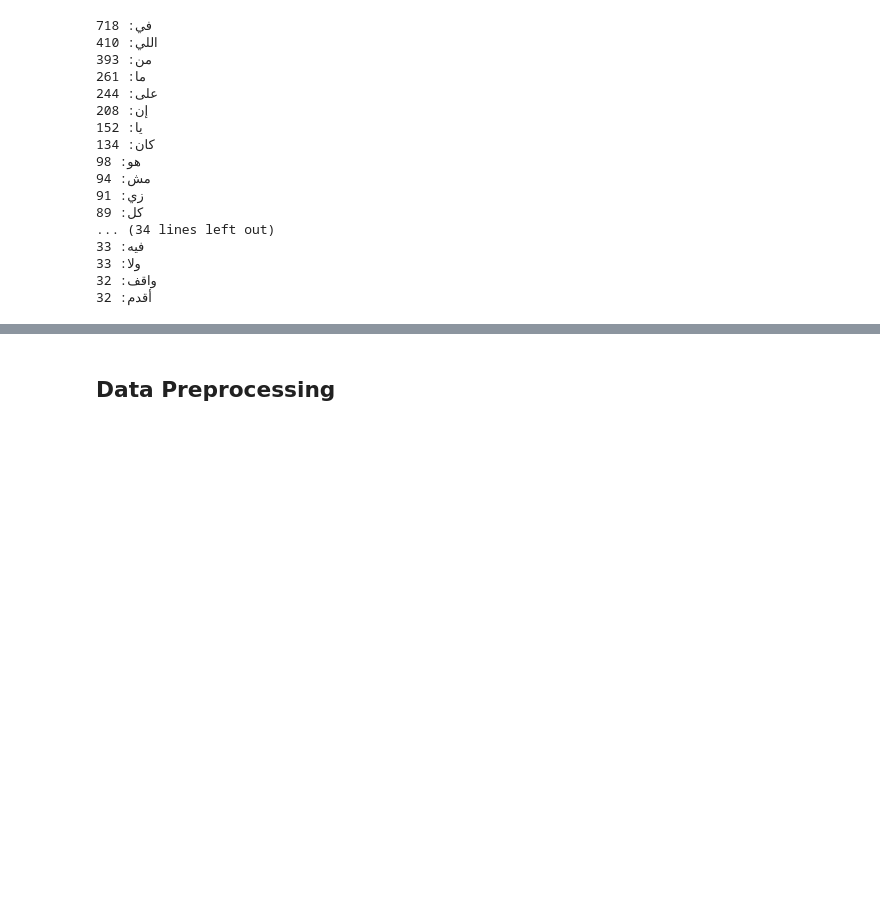
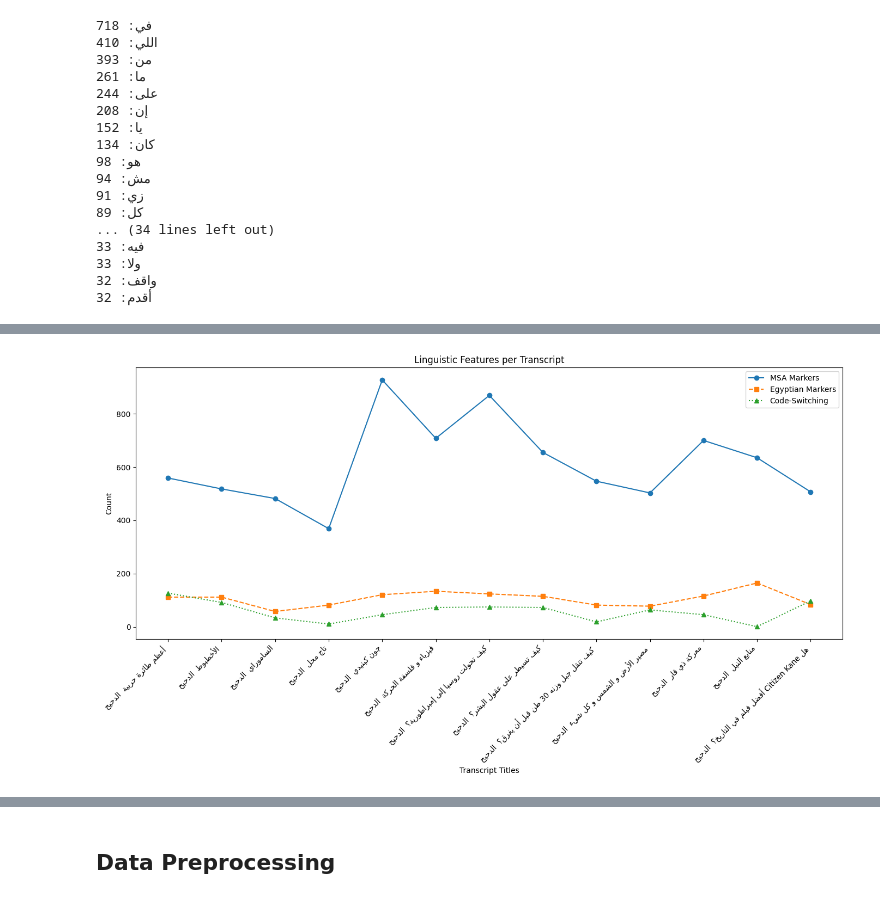
Before and after one commit to Raed108/NLP-Project, a Jupyter notebook: ms1_analysis.ipynb, the cells around one changed output, grey strips where cells are left out. Drawn from its saved outputs; the diff is of its cells as text; code cells hidden in the pictures; blank space fills up the shorter version.

Commit message:
Identfying MSA, code-switching and egyptian dialect words and their visualizations

```diff
--- a/ms1_analysis.ipynb
+++ b/ms1_analysis.ipynb
@@ -193,0 +376,99 @@ for word, count in freq.most_common(50):
+# %%
+import re
+import glob
+from collections import Counter
+import matplotlib.pyplot as plt
+from arabic_reshaper import reshape
+from bidi.algorithm import get_display
+
+# Define markers
+msa_markers = {
+    "الذي", "التي", "الذين", "اللاتي", "إلى", "عن", "في", "على", "مع", "من",
+    "هذا", "هذه", "هؤلاء", "ذلك", "تلك", "أولئك",
+    "و", "أو", "لكن", "بل", "ثم", "حتى", "إلا", "إذا", "لو", "إن",
+    "كان", "كانت", "يكون", "تكون", "أصبح", "أصبحت", "أصبحنا", "أصبحتم", "أصبحوا",
+    "يجب", "يجوز", "يُعتبر", "يُعد", "يُسمى", "يُشار", "يُشارك", "يُشاركون",
+    "أيضاً", "أيضا", "أكثر", "أقل", "أولاً", "ثانياً", "ثالثاً", "أخيراً",
+    "فقط", "حسب", "بسبب", "بعد", "قبل", "خلال", "أثناء",
+    "الأمر", "الأمور", "الحالة", "الظروف", "النتيجة", "السبب", "الغرض",
+    "المشكلة", "الحل", "القرار", "الرأي", "الرأي العام"
+}
+
+# msa_markers = {
+#     "الذي", "التي", "الذين", "اللاتي", "إلى", "عن",
+#     "هذا", "هذه", "هؤلاء", "ذلك", "تلك", "أولئك",
+#     "لكن", "بل", "ثم", "حتى", "إلا",
+#     "كانت", "يكون", "تكون", "أصبح", "أصبحت", "أصبحنا", "أصبحتم", "أصبحوا",
+#     "يجب", "يجوز", "يُعتبر", "يُعد", "يُسمى", "يُشار", "يُشارك", "يُشاركون",
+#     "أيضاً", "أيضا", "أكثر", "أقل", "أولاً", "ثانيا", "ثالثا", "أخيرا",
+#     "فقط", "حسب", "بسبب", "خلال", "أثناء",
+#     "الأمر", "الأمور", "الحالة", "الظروف", "النتيجة", "السبب", "الغرض",
+#     "المشكلة", "الحل", "القرار", "الرأي", "الرأي العام","عزيزي", "عزيزتي", "سيد", "سيدة", "حضرة", "حضرات"
+# }
+
+egyptian_markers = {
+    "إيه", "ليه", "مش", "عايز", "بتاع", "أوي", "هما", "ده", "فيه", "حاجة",
+    "كده", "فعلاً", "هنا", "هت", "ليه", "إزاي"
+}
+
+# Get list of transcript files
+transcript_files = glob.glob("data/Transcripts/*.txt")
+
+# Prepare data lists
+titles = []
+msa_counts = []
+egyptian_counts = []
+switch_counts = []
+
+for file_path in transcript_files:
+    filename = file_path.split("\\")[-1].replace(".txt", "")  # Remove .txt extension
+    titles.append(filename)
+
+    with open(file_path, encoding="utf-8") as f:
+        text = f.read()
+
+    # Tokenize for markers
+    tokens = re.findall(r"[\u0600-\u06FF]+", text.lower())
+    msa_count = sum(1 for tok in tokens if tok in msa_markers)
+    egyptian_count = sum(1 for tok in tokens if tok in egyptian_markers)
+
+    msa_counts.append(msa_count)
+    egyptian_counts.append(egyptian_count)
+
+    # Code-switching count
+    words = re.findall(r"\S+", text)
+    prev_script = None
+    switch_count = 0
+    for word in words:
+        if re.search(r"[A-Za-z]", word):
+            current_script = "EN"
+        elif re.search(r"[\u0600-\u06FF]", word):
+            current_script = "AR"
+        else:
+            current_script = "OTHER"
+
+        if prev_script == "AR" and current_script == "EN":
+            switch_count += 1
+
+        if current_script in ["AR", "EN"]:
+            prev_script = current_script
+
+    switch_counts.append(switch_count)
+
+# Reshape titles for proper RTL display
+reshaped_titles = [get_display(reshape(title)) for title in titles]
+
+# Plot
+plt.figure(figsize=(14, 8))
+plt.plot(reshaped_titles, msa_counts, label='MSA Markers', marker='o', linestyle='-')
+plt.plot(reshaped_titles, egyptian_counts, label='Egyptian Markers', marker='s', linestyle='--')
+plt.plot(reshaped_titles, switch_counts, label='Code-Switching', marker='^', linestyle=':')
+plt.xticks(rotation=45, ha='right')  # Rotate for readability, ha='right' for RTL
+plt.title('Linguistic Features per Transcript')
+plt.xlabel('Transcript Titles')
+plt.ylabel('Count')
+plt.legend()
+plt.tight_layout()
+plt.show()
+# %% [output]
+[figure, added]
```
Also changed, not shown: parts of 7 cells of this notebook.
